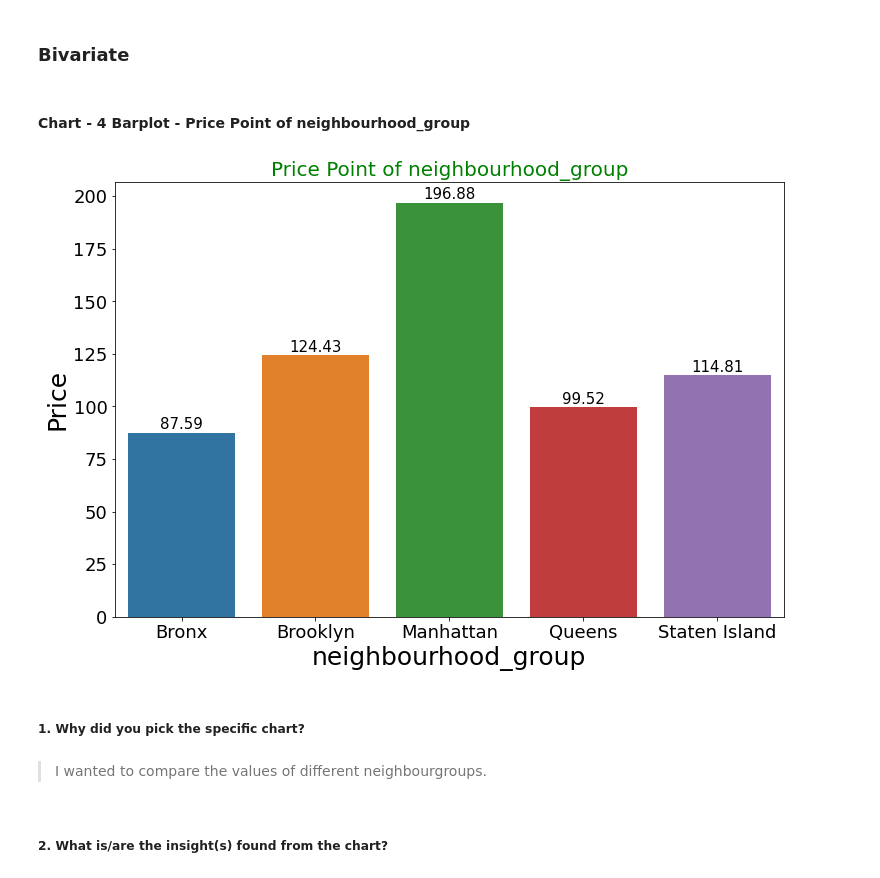
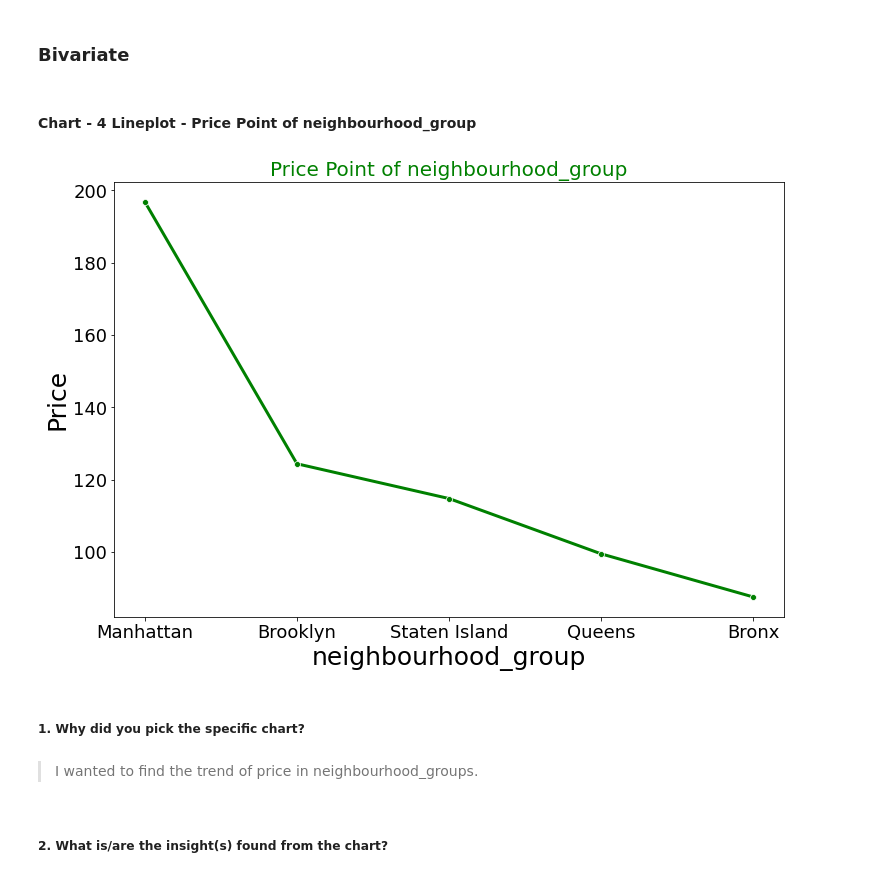
Before and after one commit to abhinav4201/Exploratory-data-analysis-EDA-Airbnb, a Jupyter notebook: Airbnb_Bookings_Analysis_Capstone_Project_1.ipynb, the cells around one changed output. Cells and saved outputs as stored; diff of their text form; code cells hidden in the pictures.

Commit message:
5 graph

```diff
--- a/Airbnb_Bookings_Analysis_Capstone_Project_1.ipynb
+++ b/Airbnb_Bookings_Analysis_Capstone_Project_1.ipynb
@@ -517,38 +517,33 @@ Are there any insights that lead to negative growth? Justify with specific reaso
 # %% [markdown]
 ### Bivariate
 # %% [markdown]
-#### Chart - 4 Barplot - Price Point of neighbourhood_group
+#### Chart - 4 Lineplot - Price Point of neighbourhood_group
 # %%
 # Chart - 3 visualization code
 #grouping and taking mean of price
-df_avg_price = df.groupby('neighbourhood_group')['price'].mean().reset_index()
-#barplot
+df_avg_price = df.groupby('neighbourhood_group')['price'].mean().reset_index().sort_values(
+    'price',ascending = False)
+
+#line plot
 plt.figure(figsize=(12,8));
-ax = sns.barplot(data = df_avg_price,x='neighbourhood_group', y = 'price');
-# ax.bar_label(ax.containers[0]);  will work other than google colab
 
-# Add labels to the bars
-for bar in ax.patches:
-    ax.annotate(format(bar.get_height(), '.2f'),
-                   (bar.get_x() + bar.get_width() / 2,
-                    bar.get_height()), ha='center', va='center',
-                   size=15, xytext=(0, 8),
-                   textcoords='offset points')
+ax = sns.lineplot(data = df_avg_price,x='neighbourhood_group', y = 'price',
+  marker= 'o', color = 'green',linewidth=3);
 
 # Set the font size of the tick labels to 12
 ax.tick_params(axis='both', which='major', labelsize=18);
 # Set the x-label with a font size of 25
 ax.set_xlabel("neighbourhood_group", fontsize=25)
 
 # Set the y-label with a font size of 25
 ax.set_ylabel("Price", fontsize=25)
 plt.title('Price Point of neighbourhood_group', fontsize=20, color='green');
 # %% [output]
-[figure, old version]
+[figure, new version]
 # %% [markdown]
 ##### 1. Why did you pick the specific chart?
 # %% [markdown]
-> I wanted to compare the values of different neighbourgroups.
+> I wanted to find the trend of price in neighbourhood_groups.
 # %% [markdown]
 ##### 2. What is/are the insight(s) found from the chart?
 # %% [markdown]
```
Also changed, not shown: parts of 18 cells of this notebook.
